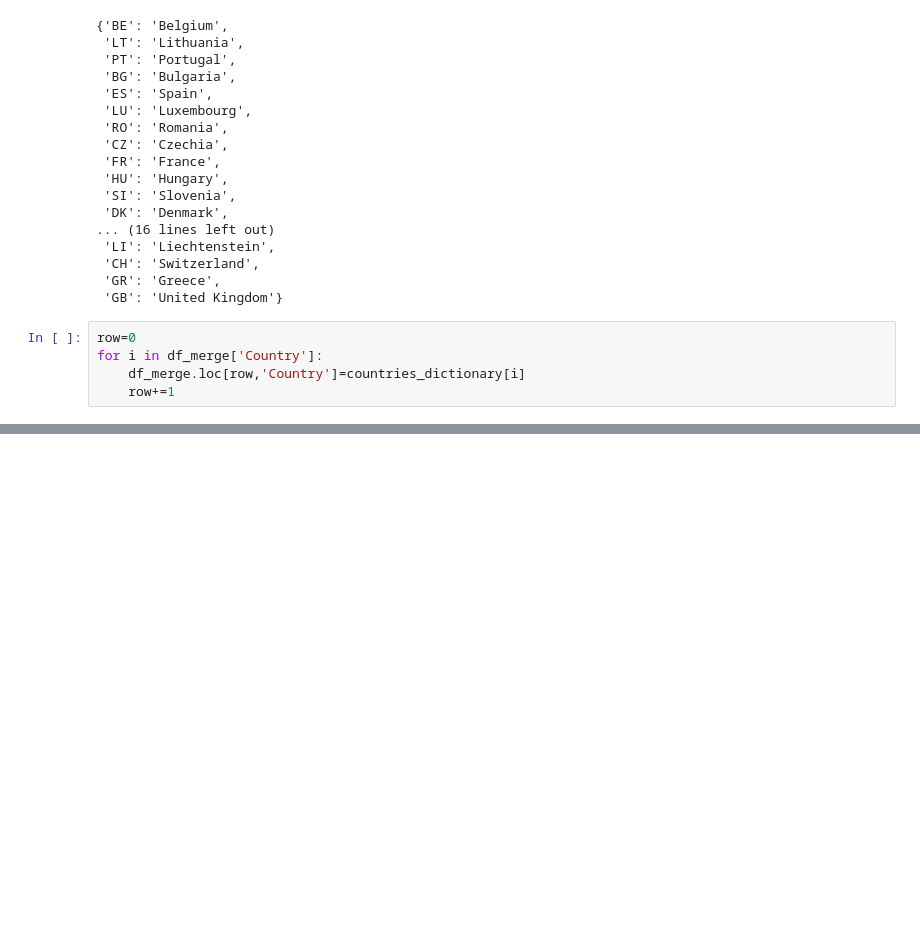
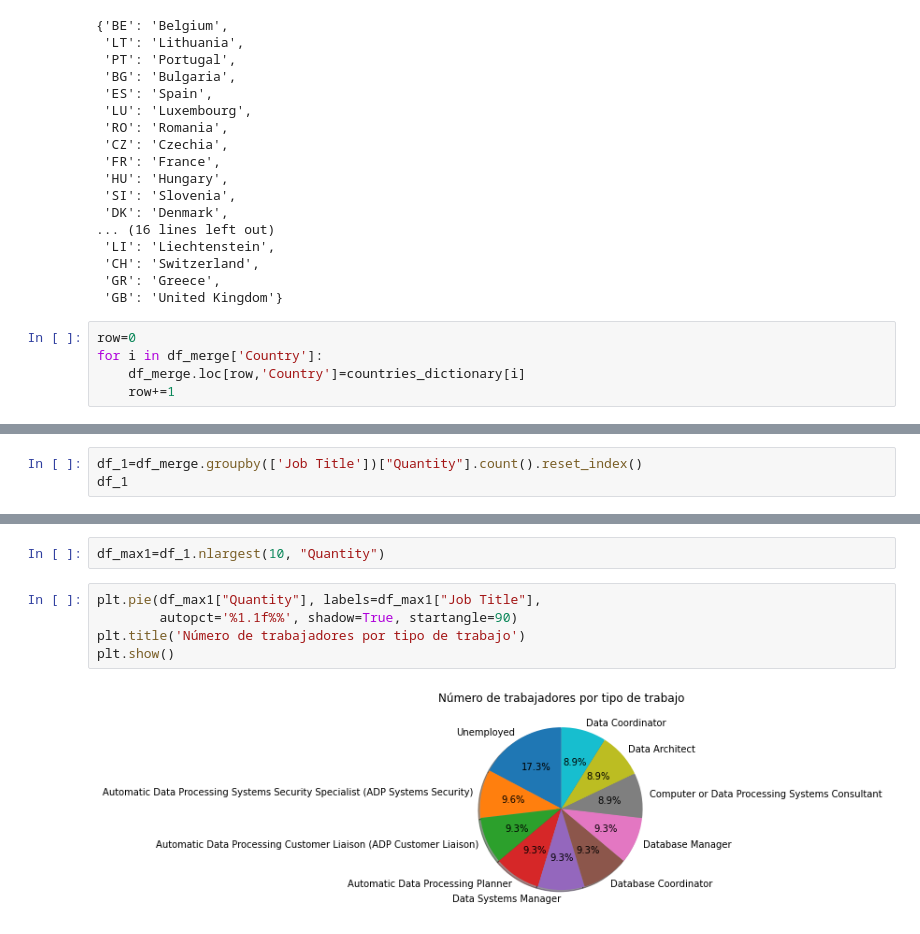
Before and after one commit to JaimeGarciaVel/ih_datamadpt1120_project_m1, a Jupyter notebook: your code/first_look.ipynb, the cells around one changed output, grey strips where cells are left out. Drawn from its saved outputs; the diff is of its cells as text; blank space fills up the shorter version.

```diff
--- a/your code/first_look.ipynb
+++ b/your code/first_look.ipynb
@@ -477 +474,4 @@ df_merge
 2462 rows × 5 columns
+# %%
+df_1=df_merge.groupby(['Job Title'])["Quantity"].count().reset_index()
+df_1
@@ -477,0 +492,9 @@ df_merge
+# %%
+df_max1=df_1.nlargest(10, "Quantity")
+# %%
+plt.pie(df_max1["Quantity"], labels=df_max1["Job Title"],
+        autopct='%1.1f%%', shadow=True, startangle=90)
+plt.title('Número de trabajadores por tipo de trabajo')
+plt.show()
+# %% [output]
+[figure, added]
```
Also changed, not shown: parts of 7 cells of this notebook, 8 other files.
